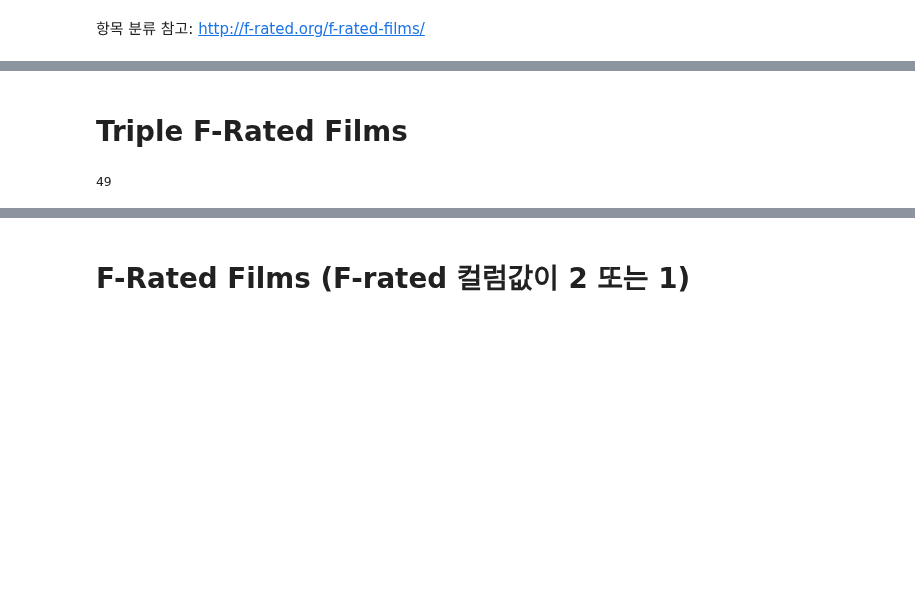
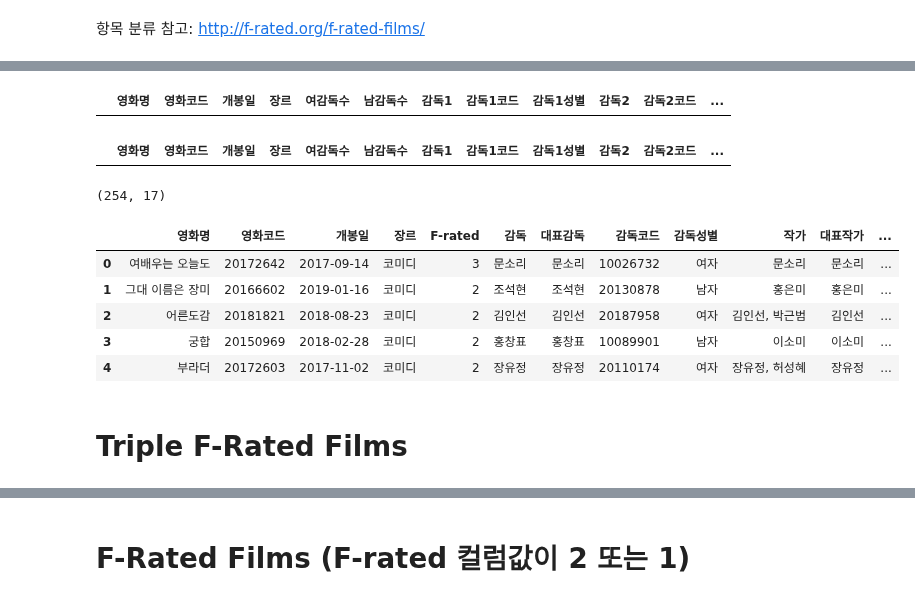
Before and after one commit to kim4pb/Female-led-Korean-Films, a Jupyter notebook: 03.ButterKnife/Film_list_for_poster.ipynb, the cells around one changed output, grey strips where cells are left out. Cells and saved outputs as stored; diff of their text form; code cells hidden in the pictures; blank space fills up the shorter version.

```diff
--- a/03.ButterKnife/Film_list_for_poster.ipynb
+++ b/03.ButterKnife/Film_list_for_poster.ipynb
@@ -89,2 +83,22 @@ actor[actor['movieCd']==20181103]
+# %%
+detail[detail['여감독수'].isnull() & detail['남감독수'].isnull()]
+# %% [output]
+|  | 영화명 | 영화코드 | 개봉일 | 장르 | 여감독수 | 남감독수 | 감독1 | 감독1코드 | 감독1성별 | 감독2 | 감독2코드 | ... |
+# %%
+detail[detail['여각본수'].isnull() & detail['남각본수'].isnull()]
+# %% [output]
+|  | 영화명 | 영화코드 | 개봉일 | 장르 | 여감독수 | 남감독수 | 감독1 | 감독1코드 | 감독1성별 | 감독2 | 감독2코드 | ... |
+# %%
+poster = pd.read_excel('poster.xlsx')
+print(poster.shape)
+poster.head()
+# %% [output]
+(254, 17)
+|  | 영화명 | 영화코드 | 개봉일 | 장르 | F-rated | 감독 | 대표감독 | 감독코드 | 감독성별 | 작가 | 대표작가 | ... |
+| 0 | 여배우는 오늘도 | 20172642 | 2017-09-14 | 코미디 | 3 | 문소리 | 문소리 | 10026732 | 여자 | 문소리 | 문소리 | ... |
+| 1 | 그대 이름은 장미 | 20166602 | 2019-01-16 | 코미디 | 2 | 조석현 | 조석현 | 20130878 | 남자 | 홍은미 | 홍은미 | ... |
+| 2 | 어른도감 | 20181821 | 2018-08-23 | 코미디 | 2 | 김인선 | 김인선 | 20187958 | 여자 | 김인선, 박근범 | 김인선 | ... |
+| 3 | 궁합 | 20150969 | 2018-02-28 | 코미디 | 2 | 홍창표 | 홍창표 | 10089901 | 남자 | 이소미 | 이소미 | ... |
+| 4 | 부라더 | 20172603 | 2017-11-02 | 코미디 | 2 | 장유정 | 장유정 | 20110174 | 여자 | 장유정, 허성혜 | 장유정 | ... |
 # %% [markdown]
 # Triple F-Rated Films
@@ -96,4 +104,0 @@ triple = triple.sort_values('개봉일', ascending=False)
-# %%
-len(triple)
-# %% [output]
-49
```
Also changed, not shown: parts of 31 cells of this notebook, 6 other files.
